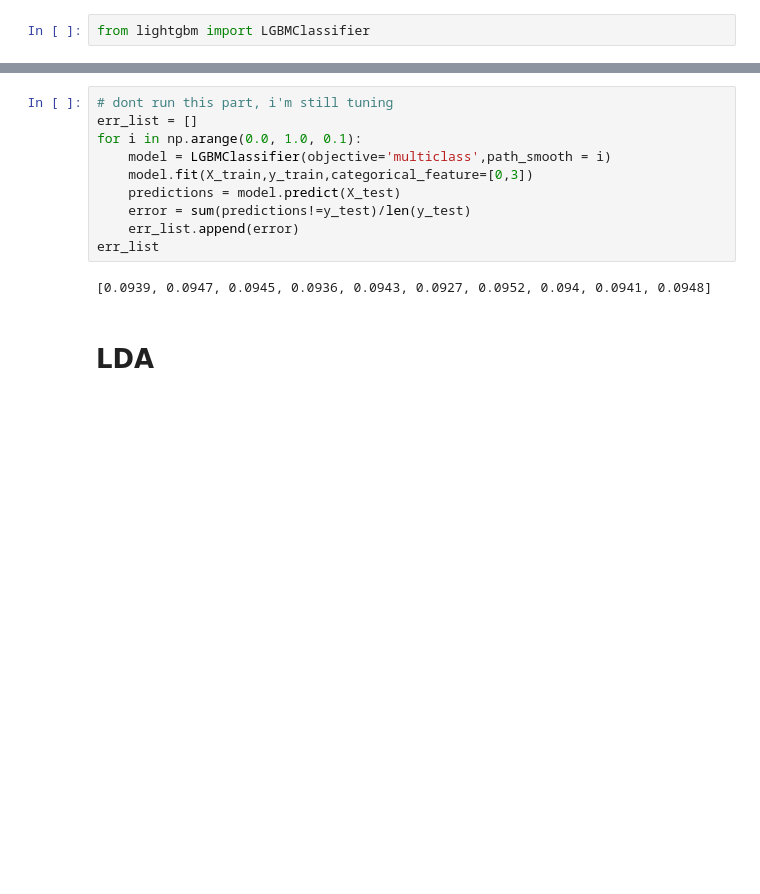
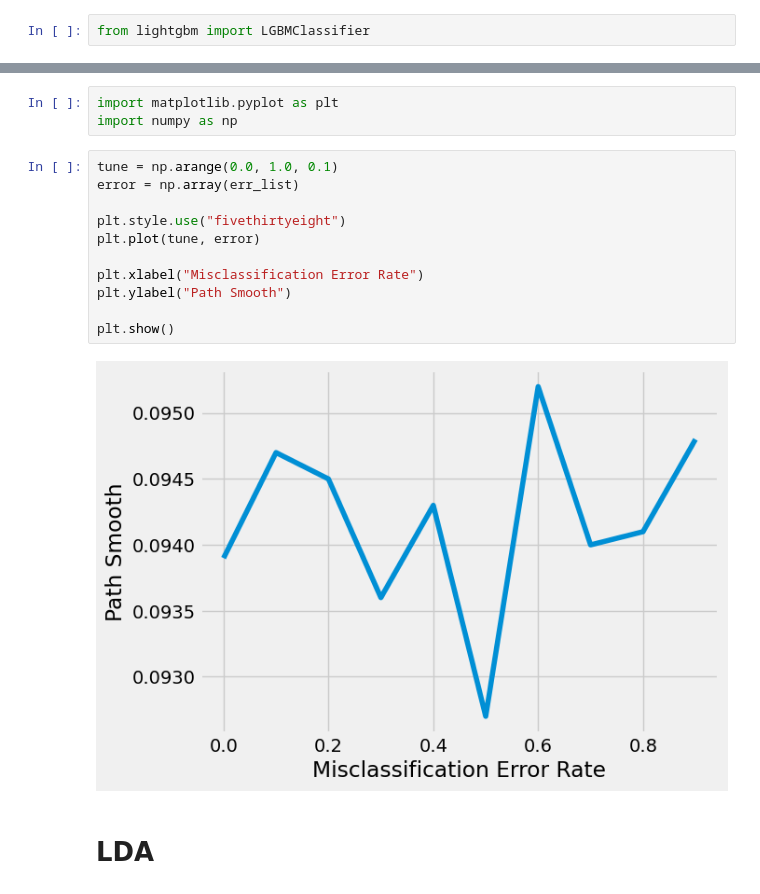
Before and after one commit to kexinz8/fashionMNIST, a Jupyter notebook: stat542_proj_no_preprocess.ipynb, the cells around one changed output, grey strips where cells are left out. Cells and saved outputs as stored; diff of their text form; blank space fills up the shorter version.

Commit message:
add: tuning LightGBM

```diff
--- a/stat542_proj_no_preprocess.ipynb
+++ b/stat542_proj_no_preprocess.ipynb
@@ -47,18 +57,22 @@ print(metrics.classification_report(expected_y, predicted_y))
     accuracy                           0.89     10000
    macro avg       0.89      0.89      0.89     10000
 weighted avg       0.89      0.89      0.89     10000
-# %%
-# dont run this part, i'm still tuning
-err_list = []
-for i in np.arange(0.0, 1.0, 0.1):
-    model = LGBMClassifier(objective='multiclass',path_smooth = i)
-    model.fit(X_train,y_train,categorical_feature=[0,3])
-    predictions = model.predict(X_test)
-    error = sum(predictions!=y_test)/len(y_test)
-    err_list.append(error)
-err_list
-# %% [output]
-[0.0939, 0.0947, 0.0945, 0.0936, 0.0943, 0.0927, 0.0952, 0.094, 0.0941, 0.0948]
+# %%
+import matplotlib.pyplot as plt
+import numpy as np
+# %%
+tune = np.arange(0.0, 1.0, 0.1)
+error = np.array(err_list)
+
+plt.style.use("fivethirtyeight")
+plt.plot(tune, error)
+
+plt.xlabel("Misclassification Error Rate")
+plt.ylabel("Path Smooth")
+
+plt.show()
+# %% [output]
+[figure, added]
 # %% [markdown]
 # LDA
 # %%
```
Also changed, not shown: parts of 8 cells of this notebook.
